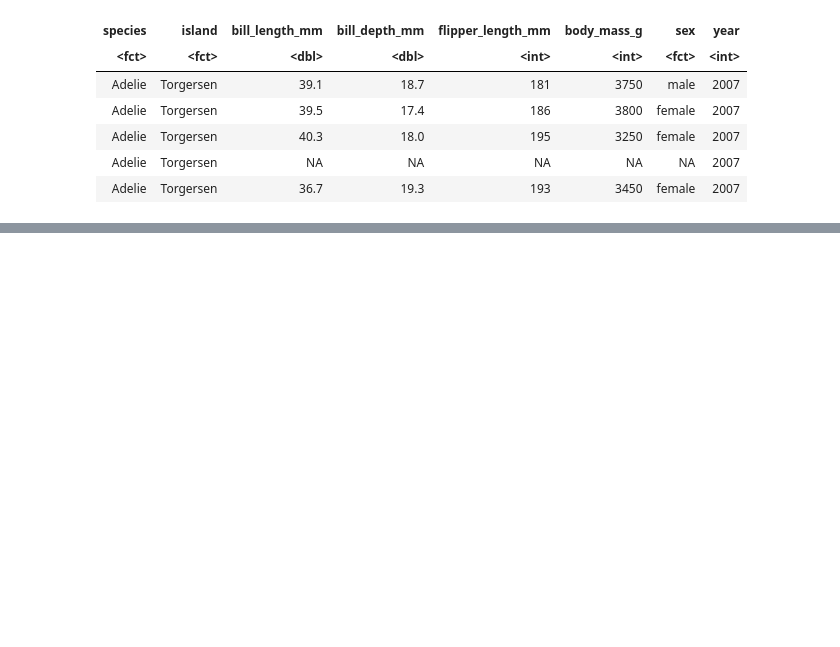
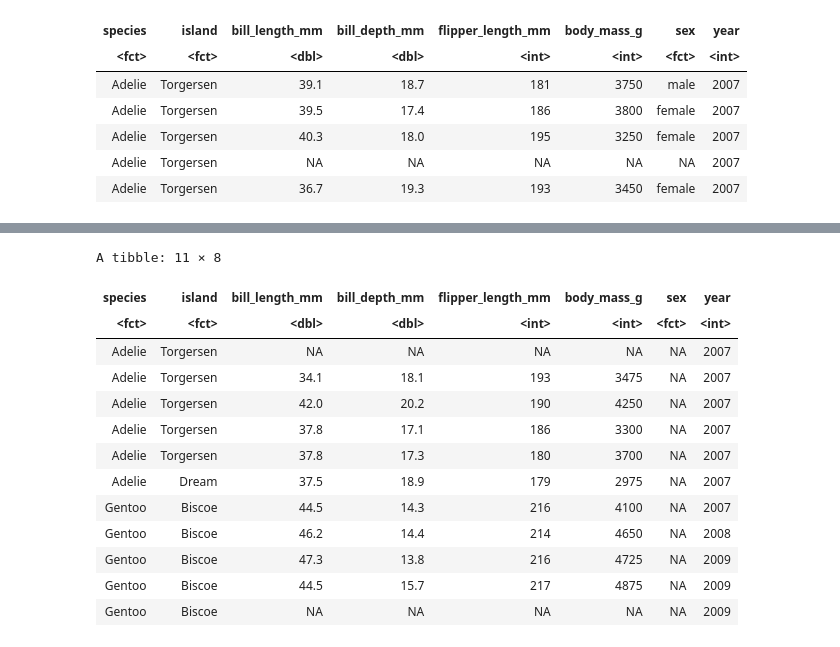
Before and after one commit to smpotts/palmerpenguins-vis-and-storytelling, a Jupyter notebook: palmer_penguins.ipynb, the cells around one changed output, grey strips where cells are left out. Saved outputs shown, nothing was run; the diff lists cells and outputs as text; code cells hidden in the pictures; blank space fills up the shorter version.

```diff
--- a/palmer_penguins.ipynb
+++ b/palmer_penguins.ipynb
@@ -81,0 +115,19 @@ A tibble: 5 × 8
+# %%
+# looking exclusively at records where there is a missing, NA value
+penguins |>
+  filter(if_any(everything(), is.na))
+# %% [output]
+A tibble: 11 × 8
+| species | island | bill_length_mm | bill_depth_mm | flipper_length_mm | body_mass_g | sex | year |
+| <fct> | <fct> | <dbl> | <dbl> | <int> | <int> | <fct> | <int> |
+| Adelie | Torgersen | NA | NA | NA | NA | NA | 2007 |
+| Adelie | Torgersen | 34.1 | 18.1 | 193 | 3475 | NA | 2007 |
+| Adelie | Torgersen | 42.0 | 20.2 | 190 | 4250 | NA | 2007 |
+| Adelie | Torgersen | 37.8 | 17.1 | 186 | 3300 | NA | 2007 |
+| Adelie | Torgersen | 37.8 | 17.3 | 180 | 3700 | NA | 2007 |
+| Adelie | Dream | 37.5 | 18.9 | 179 | 2975 | NA | 2007 |
+| Gentoo | Biscoe | 44.5 | 14.3 | 216 | 4100 | NA | 2007 |
+| Gentoo | Biscoe | 46.2 | 14.4 | 214 | 4650 | NA | 2008 |
+| Gentoo | Biscoe | 47.3 | 13.8 | 216 | 4725 | NA | 2009 |
+| Gentoo | Biscoe | 44.5 | 15.7 | 217 | 4875 | NA | 2009 |
+| Gentoo | Biscoe | NA | NA | NA | NA | NA | 2009 |
```
Also changed, not shown: parts of 18 cells of this notebook.
